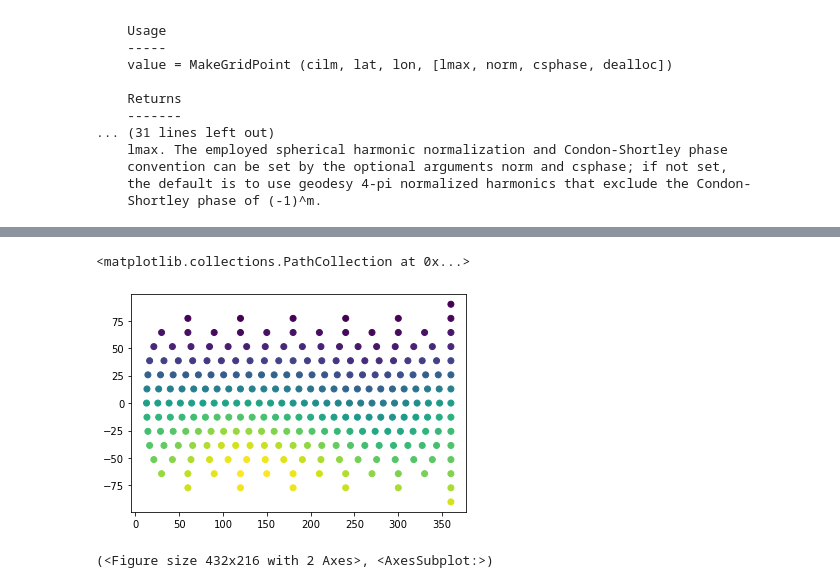
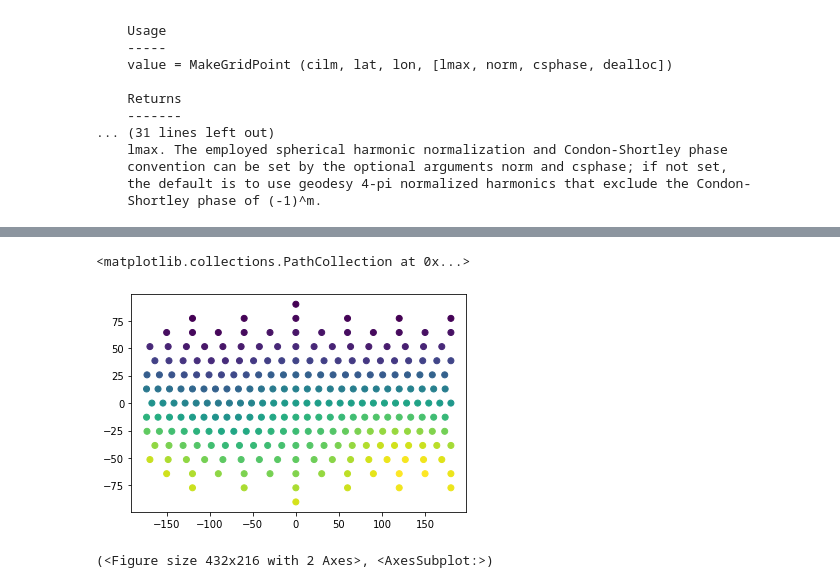
Before and after one commit to chancelorr/STT, a Jupyter notebook: SH/MapSampler.ipynb, the cells around one changed output, grey strips where cells are left out. Saved outputs shown, nothing was run; the diff lists cells and outputs as text; code cells hidden in the pictures.

```diff
--- a/SH/MapSampler.ipynb
+++ b/SH/MapSampler.ipynb
@@ -30,7 +30,7 @@ Plan:
         Only returns the coefficients and the RMS misfit
         sh.SHMagCoeffs.from_array(coeffs, r0) will make a new class from the coefficients
 # %%
-igrfSH = sh.SHMagCoeffs.from_file('igrf13coeffs.txt', format='igrf', r0=3500e3, year=2020)
+igrfSH = sh.SHMagCoeffs.from_file('igrf13coeffs.txt', format='igrf', year=2020, r0=2500e3,)
 igrfG = igrfSH.expand(lmax=700)
 # %%
 igrfSH.coeffs.shape
@@ -60,4 +60,4 @@ Help on vectorize in module numpy:
     the default is to use geodesy 4-pi normalized harmonics that exclude the Condon-
     Shortley phase of (-1)^m.
 # %%
-igrfSample = sh.expand.MakeGridPoint(igrfSH.coeffs, lat, lon, igrfSH.lmax, 2, igrfSH.csphase, r0=3500e3)
+igrfSample = sh.expand.MakeGridPoint(igrfSH.coeffs, lat, lon, igrfSH.lmax, 2, igrfSH.csphase)
@@ -66,9 +78,9 @@ TypeError: 'r0' is an invalid keyword argument for _SHTOOLS.MakeGridPoint()
 # %%
-lon[lon <= 0] += 360
+#lon[lon <= 0] += 360
 plt.scatter(lon, lat, c=igrfSample)
 # %% [output]
 <matplotlib.collections.PathCollection at 0x...>
-[figure, old version]
+[figure, new version]
 # %%
 igrfG.plot_rad()
 #plt.scatter(lon, lat, c='white')
```
Also changed, not shown: parts of 17 cells of this notebook.
